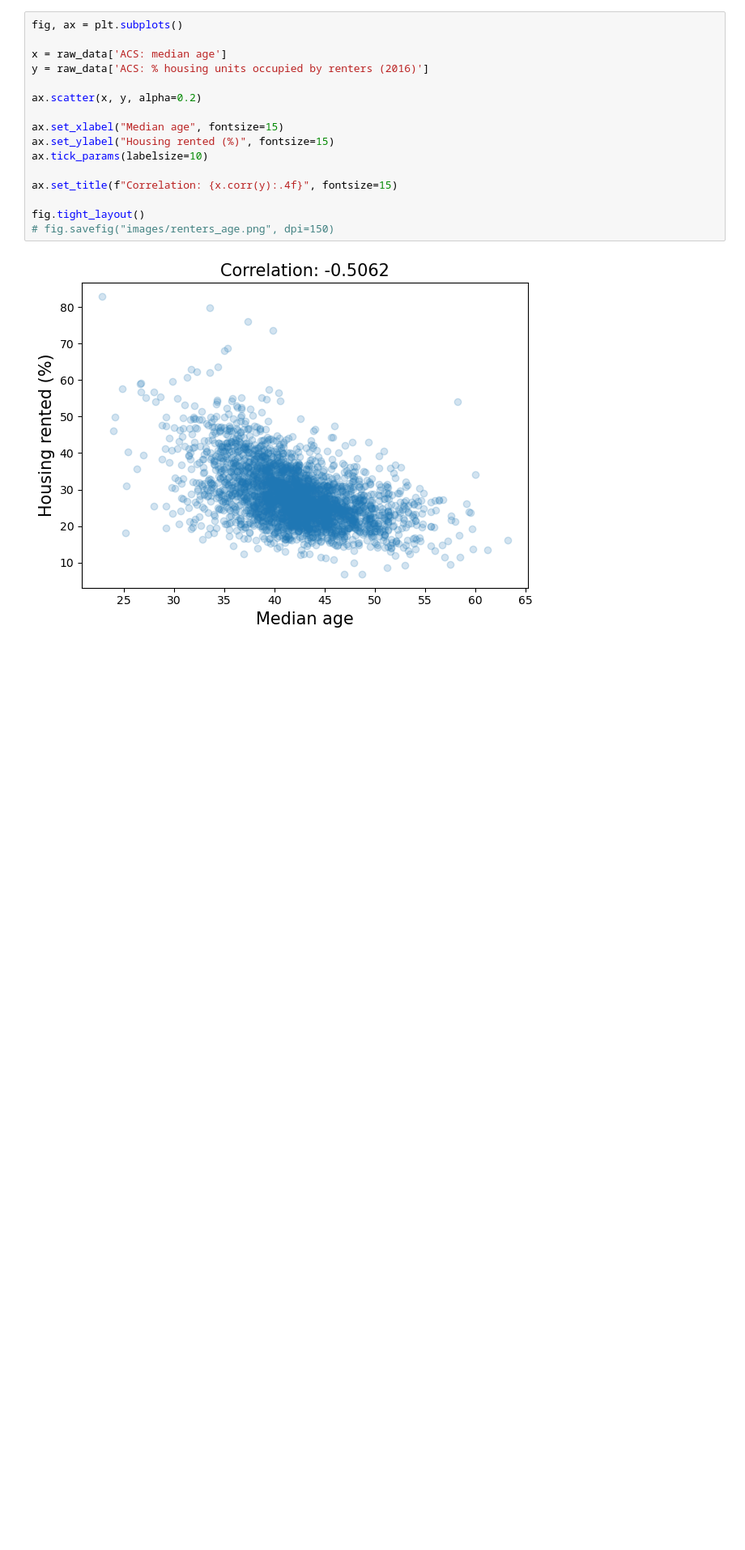
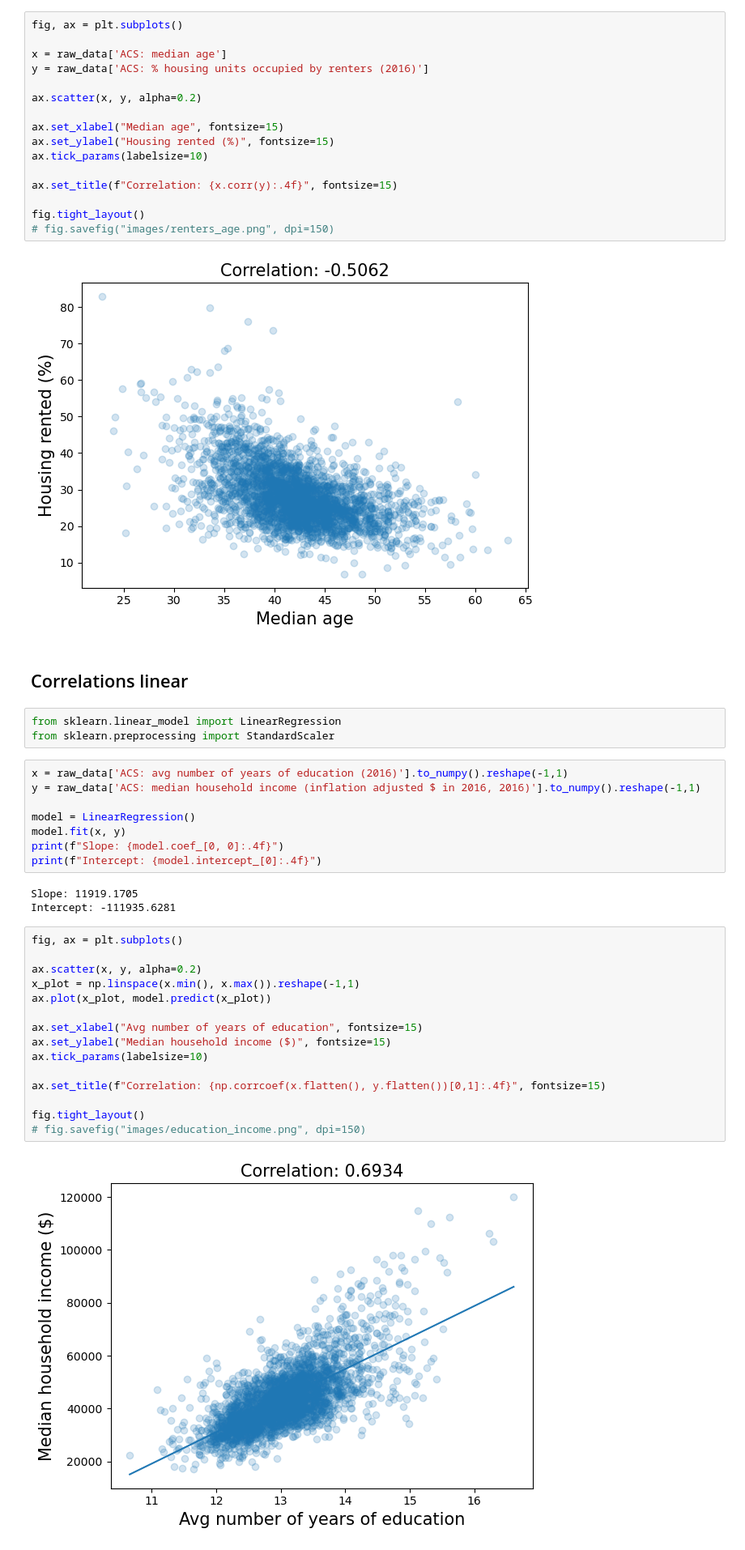
Before and after one commit to montanel/1.C51-Project, a Jupyter notebook: data_exploration.ipynb, the cells around one changed output. Shown at 81% size. Drawn from its saved outputs; the diff is of its cells as text; blank space fills up the shorter version.

```diff
--- a/data_exploration.ipynb
+++ b/data_exploration.ipynb
@@ -170,3 +185,36 @@ fig.tight_layout()
 # fig.savefig("images/renters_age.png", dpi=150)
 # %% [output]
 [figure]
+# %% [markdown]
+## Correlations linear
+# %%
+from sklearn.linear_model import LinearRegression
+from sklearn.preprocessing import StandardScaler
+# %%
+x = raw_data['ACS: avg number of years of education (2016)'].to_numpy().reshape(-1,1)
+y = raw_data['ACS: median household income (inflation adjusted $ in 2016, 2016)'].to_numpy().reshape(-1,1)
+
+model = LinearRegression()
+model.fit(x, y)
+print(f"Slope: {model.coef_[0, 0]:.4f}")
+print(f"Intercept: {model.intercept_[0]:.4f}")
+# %% [output]
+Slope: 11919.1705
+Intercept: -111935.6281
+# %%
+fig, ax = plt.subplots()
+
+ax.scatter(x, y, alpha=0.2)
+x_plot = np.linspace(x.min(), x.max()).reshape(-1,1)
+ax.plot(x_plot, model.predict(x_plot))
+
+ax.set_xlabel("Avg number of years of education", fontsize=15)
+ax.set_ylabel("Median household income ($)", fontsize=15)
+ax.tick_params(labelsize=10)
+
+ax.set_title(f"Correlation: {np.corrcoef(x.flatten(), y.flatten())[0,1]:.4f}", fontsize=15)
+
+fig.tight_layout()
+# fig.savefig("images/education_income.png", dpi=150)
+# %% [output]
+[figure, added]
```
Also changed, not shown: parts of 9 cells of this notebook, 47 other files.
